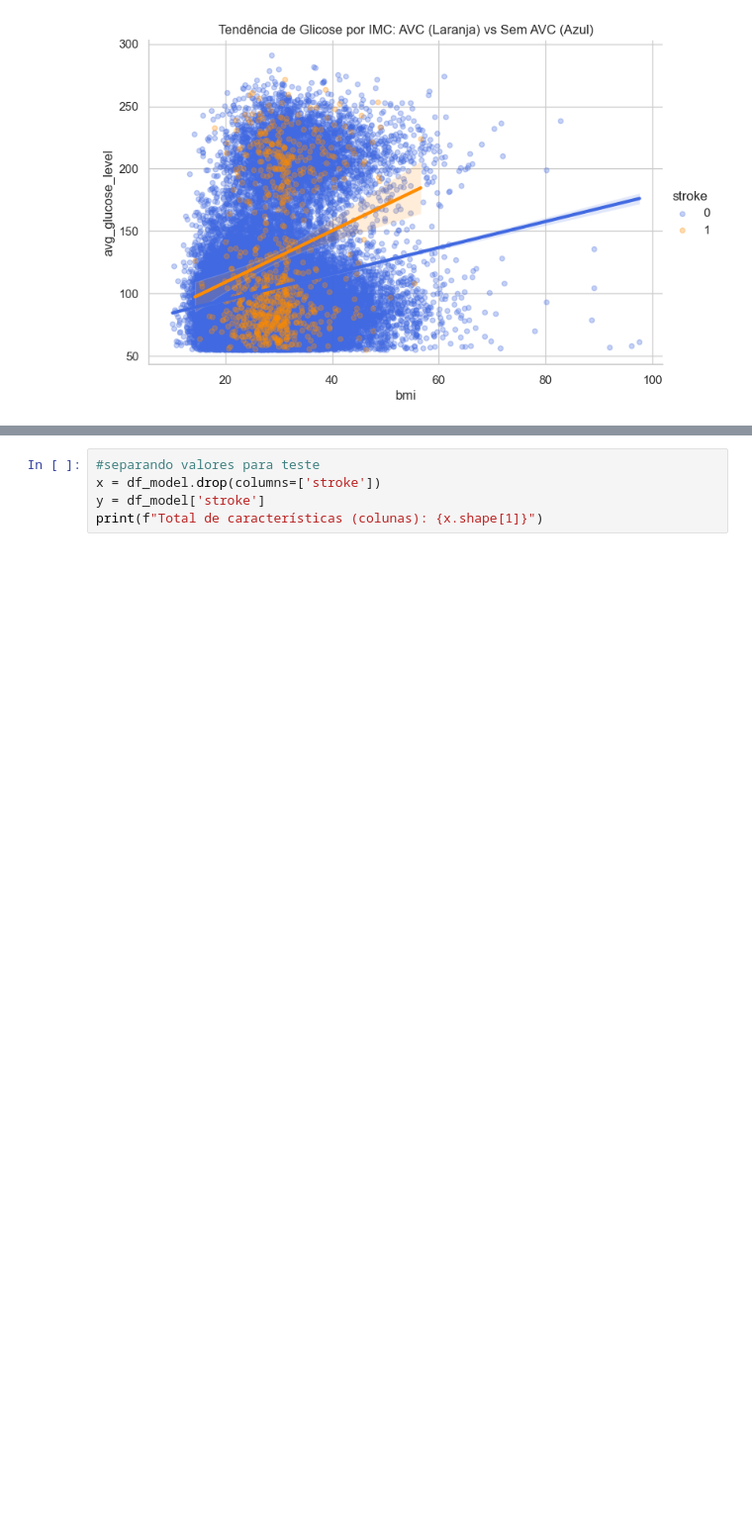
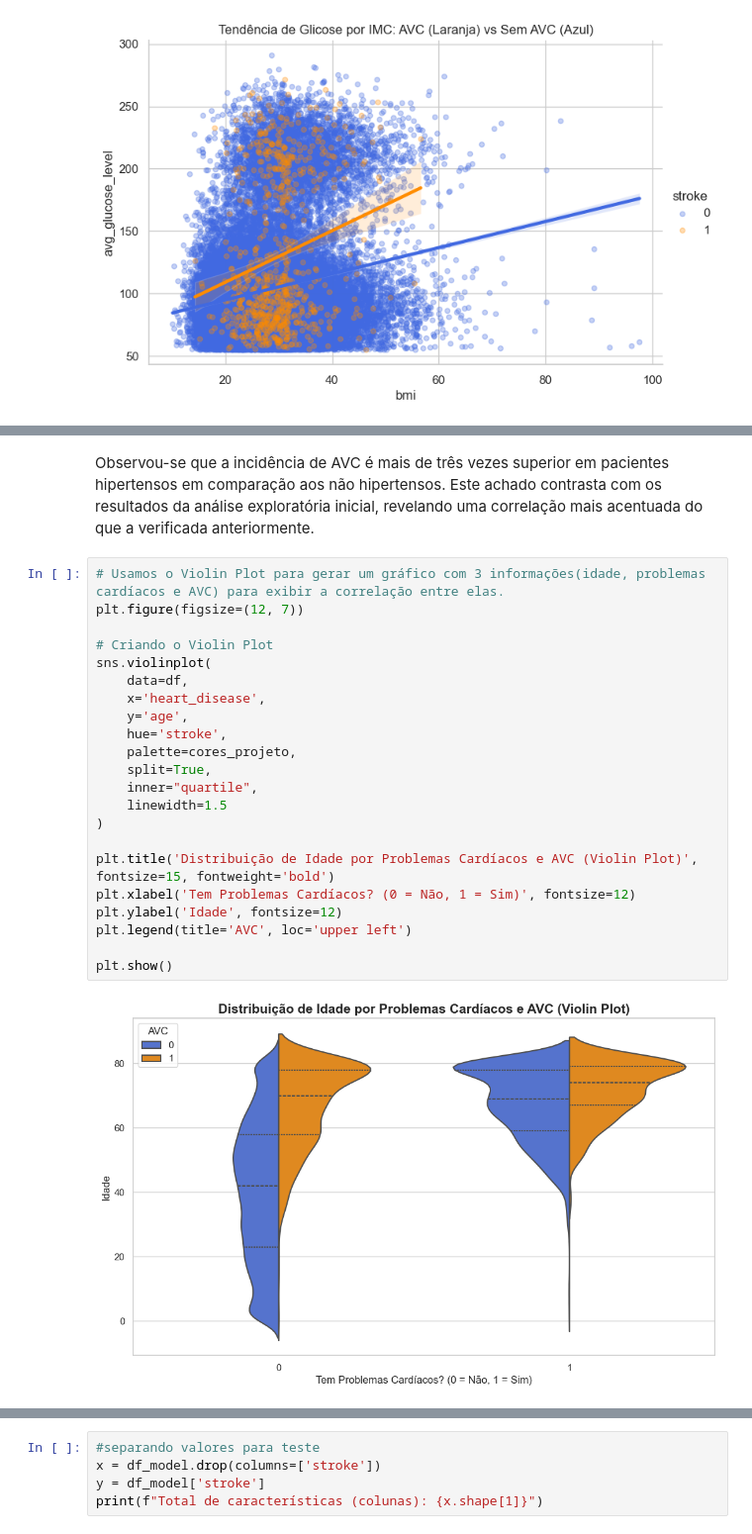
Before and after one commit to StefanieFranco/ML-Classification-Stroke, a Jupyter notebook: modelo_classificacao_stroke.ipynb, the cells around one changed output, grey strips where cells are left out. Shown at 99% size. Drawn from its saved outputs; the diff is of its cells as text; blank space fills up the shorter version.

Commit message:
adicionado graficos de comparação que favorecem entendimento de relações e textos explicativos

```diff
--- a/modelo_classificacao_stroke.ipynb
+++ b/modelo_classificacao_stroke.ipynb
@@ -357,0 +424,26 @@ plt.show()
+# %% [markdown]
+Observou-se que a incidência de AVC é mais de três vezes superior em pacientes hipertensos em comparação aos não hipertensos. Este achado contrasta com os resultados da análise exploratória inicial, revelando uma correlação mais acentuada do que a verificada anteriormente.
+# %%
+# Usamos o Violin Plot para gerar um gráfico com 3 informações(idade, problemas cardíacos e AVC) para exibir a correlação entre elas.
+plt.figure(figsize=(12, 7))
+
+# Criando o Violin Plot
+sns.violinplot(
+    data=df,
+    x='heart_disease',
+    y='age',
+    hue='stroke',
+    palette=cores_projeto,
+    split=True,
+    inner="quartile",
+    linewidth=1.5
+)
+
+plt.title('Distribuição de Idade por Problemas Cardíacos e AVC (Violin Plot)', fontsize=15, fontweight='bold')
+plt.xlabel('Tem Problemas Cardíacos? (0 = Não, 1 = Sim)', fontsize=12)
+plt.ylabel('Idade', fontsize=12)
+plt.legend(title='AVC', loc='upper left')
+
+plt.show()
+# %% [output]
+[figure, added]
```
Also changed, not shown: parts of 15 cells of this notebook.
